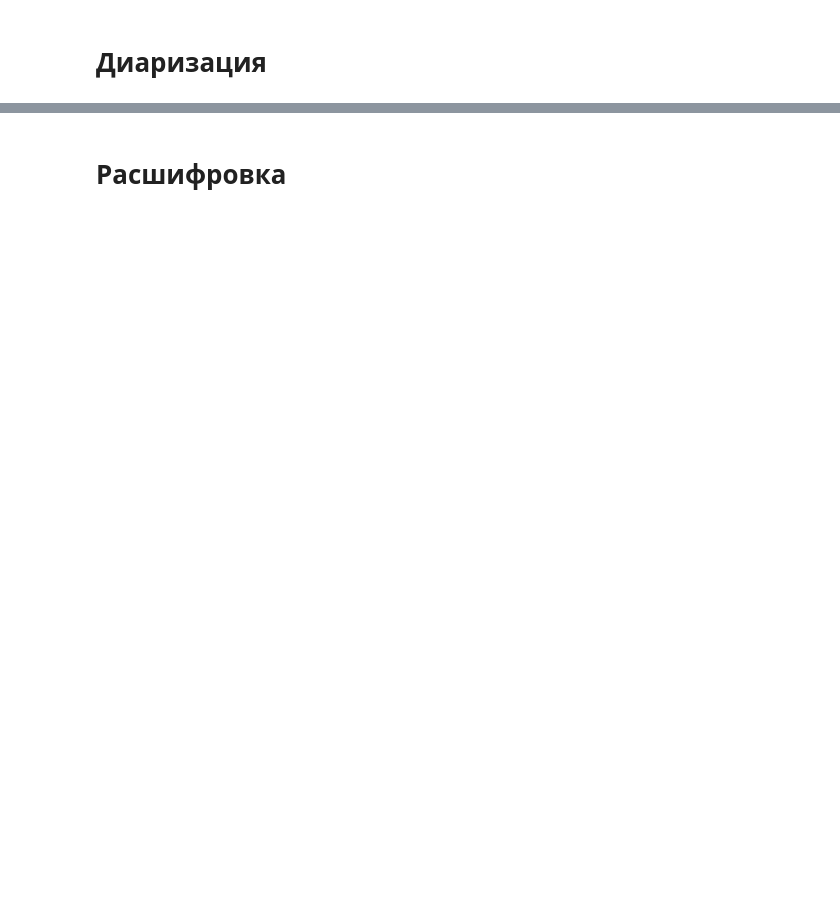
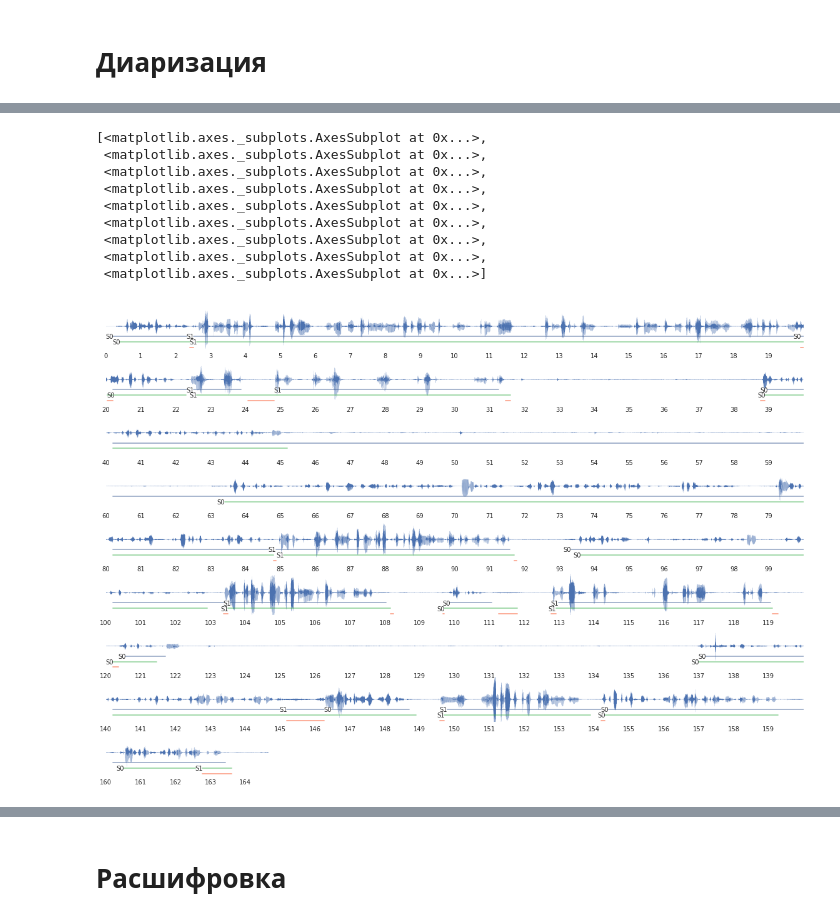
Before and after one commit to kuk/analyze-callcenter, a Jupyter notebook: notes.ipynb, the cells around one changed output, grey strips where cells are left out. Drawn from its saved outputs; the diff is of its cells as text; code cells hidden in the pictures; blank space fills up the shorter version.

```diff
--- a/notes.ipynb
+++ b/notes.ipynb
@@ -29,0 +33,14 @@ plot_segments(sound, segments2, etalon)
+# %%
+name = 'mosenergo'
+plot_segments(sounds[name], segments[name], etalons[name])
+# %% [output]
+[<matplotlib.axes._subplots.AxesSubplot at 0x...>,
+ <matplotlib.axes._subplots.AxesSubplot at 0x...>,
+ <matplotlib.axes._subplots.AxesSubplot at 0x...>,
+ <matplotlib.axes._subplots.AxesSubplot at 0x...>,
+ <matplotlib.axes._subplots.AxesSubplot at 0x...>,
+ <matplotlib.axes._subplots.AxesSubplot at 0x...>,
+ <matplotlib.axes._subplots.AxesSubplot at 0x...>,
+ <matplotlib.axes._subplots.AxesSubplot at 0x...>,
+ <matplotlib.axes._subplots.AxesSubplot at 0x...>]
+[figure, added]
```
Also changed, not shown: parts of 12 cells of this notebook, 21 other files.
